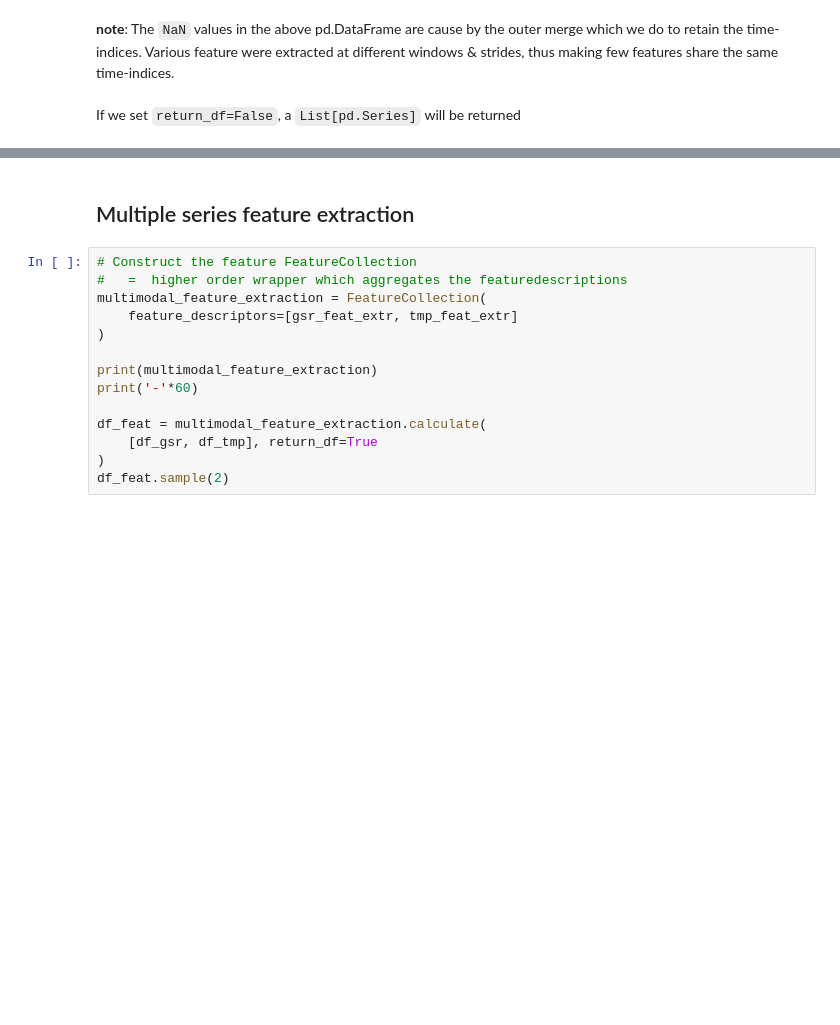
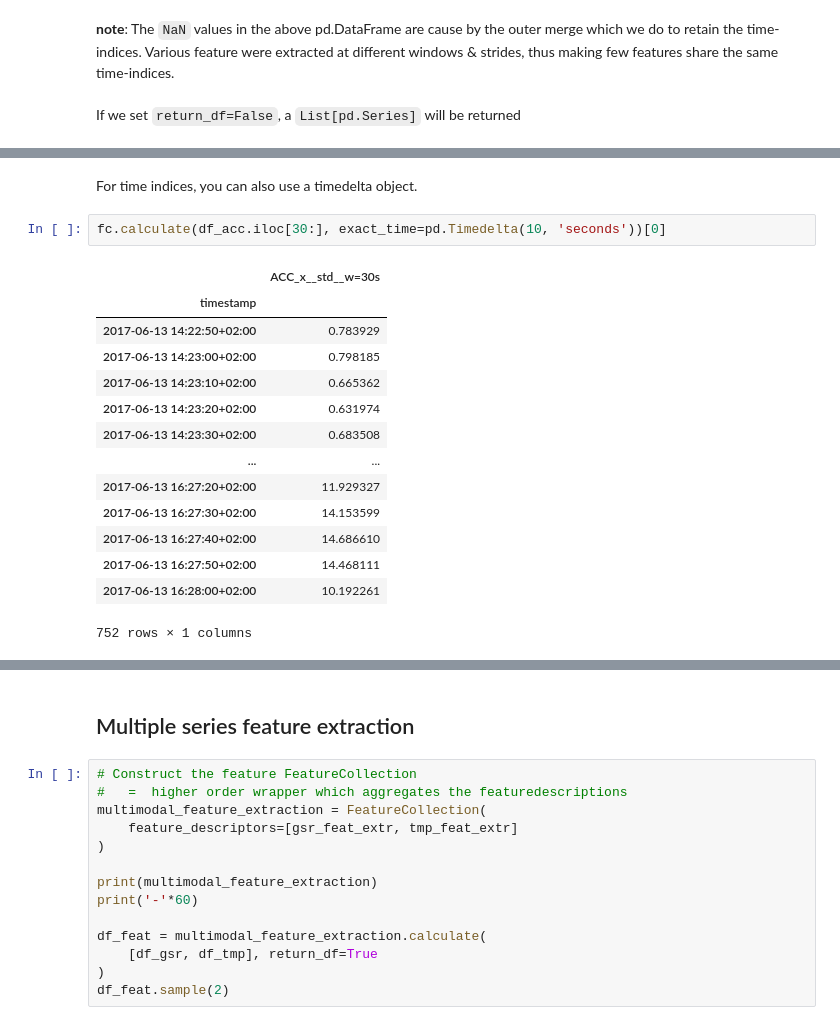
Before and after one commit to predict-idlab/tsflex, a Jupyter notebook: examples/verbose_example.ipynb, the cells around one changed output, grey strips where cells are left out. Saved outputs shown, nothing was run; the diff lists cells and outputs as text; blank space fills up the shorter version.

```diff
--- a/examples/verbose_example.ipynb
+++ b/examples/verbose_example.ipynb
@@ -385,0 +460,19 @@ feat_list[0].sample(3)
+# %% [markdown]
+For time indices, you can also use a timedelta object.
+# %%
+fc.calculate(df_acc.iloc[30:], exact_time=pd.Timedelta(10, 'seconds'))[0]
+# %% [output]
+|  | ACC_x__std__w=30s |
+| timestamp |  |
+| 2017-06-13 14:22:50+02:00 | 0.783929 |
+| 2017-06-13 14:23:00+02:00 | 0.798185 |
+| 2017-06-13 14:23:10+02:00 | 0.665362 |
+| 2017-06-13 14:23:20+02:00 | 0.631974 |
+| 2017-06-13 14:23:30+02:00 | 0.683508 |
+| ... | ... |
+| 2017-06-13 16:27:20+02:00 | 11.929327 |
+| 2017-06-13 16:27:30+02:00 | 14.153599 |
+| 2017-06-13 16:27:40+02:00 | 14.686610 |
+| 2017-06-13 16:27:50+02:00 | 14.468111 |
+| 2017-06-13 16:28:00+02:00 | 10.192261 |
+752 rows × 1 columns
```
Also changed, not shown: parts of 16 cells of this notebook.
